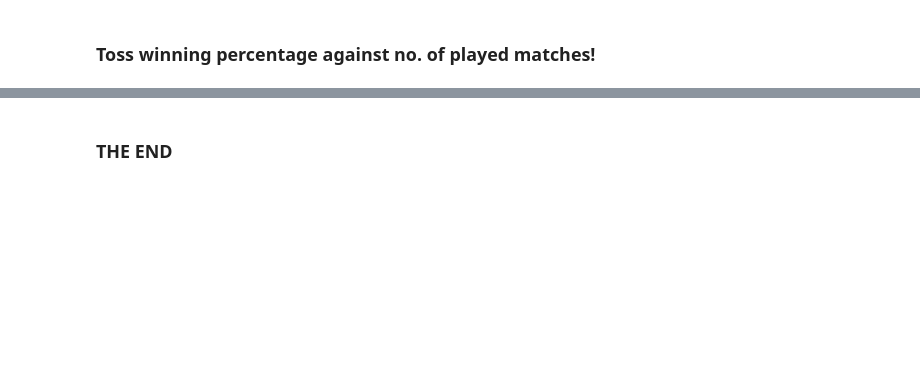
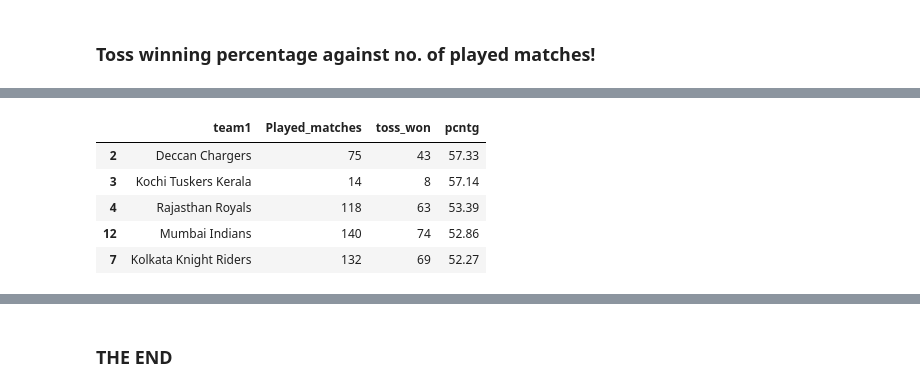
Before and after one commit to Shafi-Shaik/PySpark, a Jupyter notebook: IPL Analysis - Pyspark.ipynb, the cells around one changed output, grey strips where cells are left out. Cells and saved outputs as stored; diff of their text form; code cells hidden in the pictures; blank space fills up the shorter version.

```diff
--- a/IPL Analysis - Pyspark.ipynb
+++ b/IPL Analysis - Pyspark.ipynb
@@ -248,0 +332,10 @@ plt.show()
+# %%
+df=df.toPandas().sort_values(by=['pcntg'],ascending=False)
+df.head()
+# %% [output]
+|  | team1 | Played_matches | toss_won | pcntg |
+| 2 | Deccan Chargers | 75 | 43 | 57.33 |
+| 3 | Kochi Tuskers Kerala | 14 | 8 | 57.14 |
+| 4 | Rajasthan Royals | 118 | 63 | 53.39 |
+| 12 | Mumbai Indians | 140 | 74 | 52.86 |
+| 7 | Kolkata Knight Riders | 132 | 69 | 52.27 |
```
Also changed, not shown: parts of 7 cells of this notebook, 2 other files.
